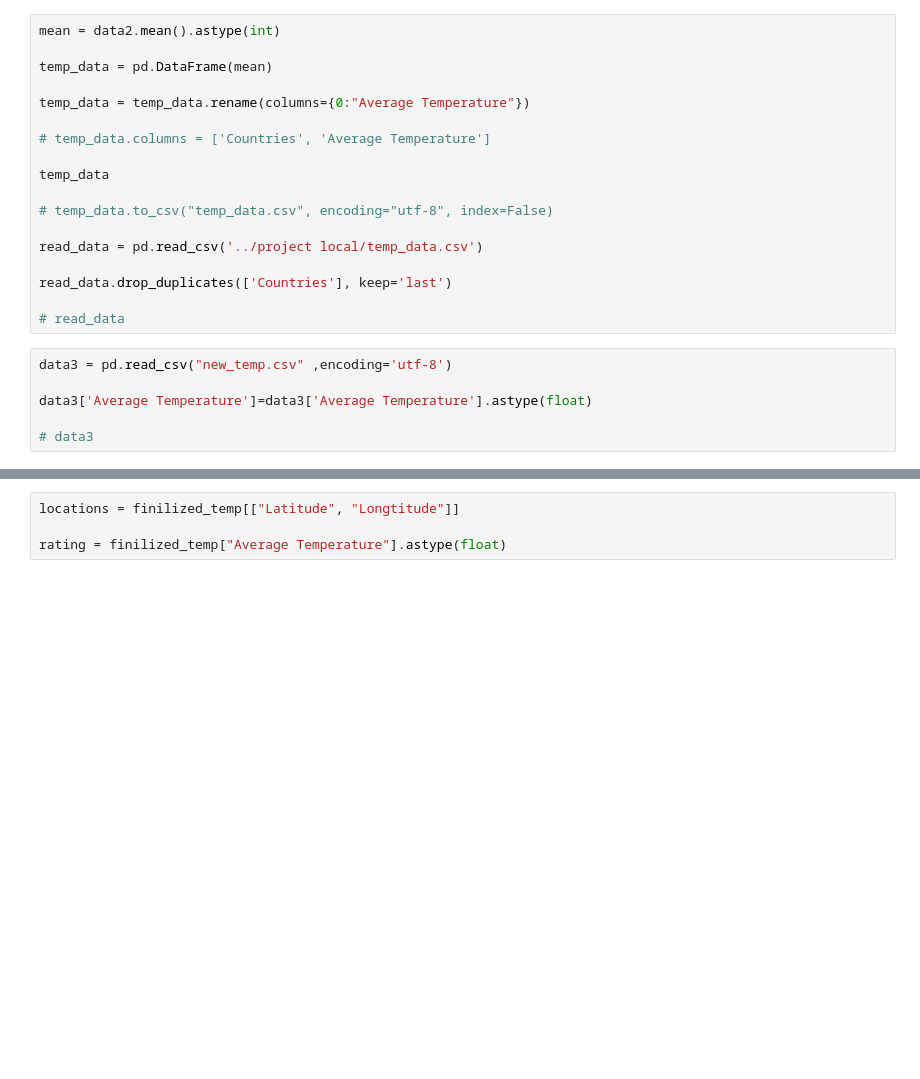
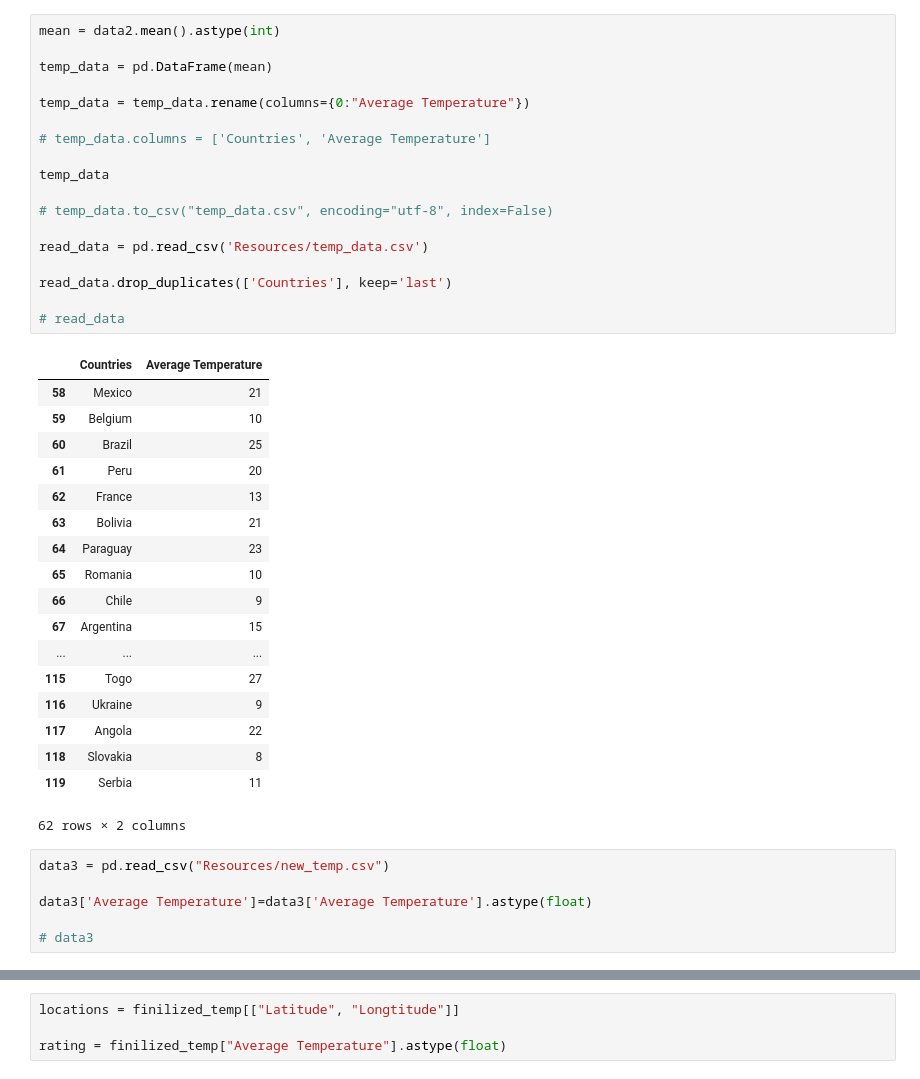
Before and after one commit to hgreyner/group1_project, a Jupyter notebook: FIF-Temperature-msammis-addition.ipynb, the cells around one changed output, grey strips where cells are left out. Saved outputs shown, nothing was run; the diff lists cells and outputs as text; blank space fills up the shorter version.

```diff
--- a/FIF-Temperature-msammis-addition.ipynb
+++ b/FIF-Temperature-msammis-addition.ipynb
@@ -150,23 +166,42 @@ data2.head()
 # %%
 mean = data2.mean().astype(int)
 
 temp_data = pd.DataFrame(mean)
 
 temp_data = temp_data.rename(columns={0:"Average Temperature"})
 
 # temp_data.columns = ['Countries', 'Average Temperature']
 
 temp_data
 
 # temp_data.to_csv("temp_data.csv", encoding="utf-8", index=False)
 
-read_data = pd.read_csv('../project local/temp_data.csv')
+read_data = pd.read_csv('Resources/temp_data.csv')
 
 read_data.drop_duplicates(['Countries'], keep='last')
 
 # read_data
+# %% [output]
+|  | Countries | Average Temperature |
+| 58 | Mexico | 21 |
+| 59 | Belgium | 10 |
+| 60 | Brazil | 25 |
+| 61 | Peru | 20 |
+| 62 | France | 13 |
+| 63 | Bolivia | 21 |
+| 64 | Paraguay | 23 |
+| 65 | Romania | 10 |
+| 66 | Chile | 9 |
+| 67 | Argentina | 15 |
+| ... | ... | ... |
+| 115 | Togo | 27 |
+| 116 | Ukraine | 9 |
+| 117 | Angola | 22 |
+| 118 | Slovakia | 8 |
+| 119 | Serbia | 11 |
+62 rows × 2 columns
 # %%
-data3 = pd.read_csv("new_temp.csv" ,encoding='utf-8')
+data3 = pd.read_csv("Resources/new_temp.csv")
 
 data3['Average Temperature']=data3['Average Temperature'].astype(float)
 
```
Also changed, not shown: parts of 24 cells of this notebook.
